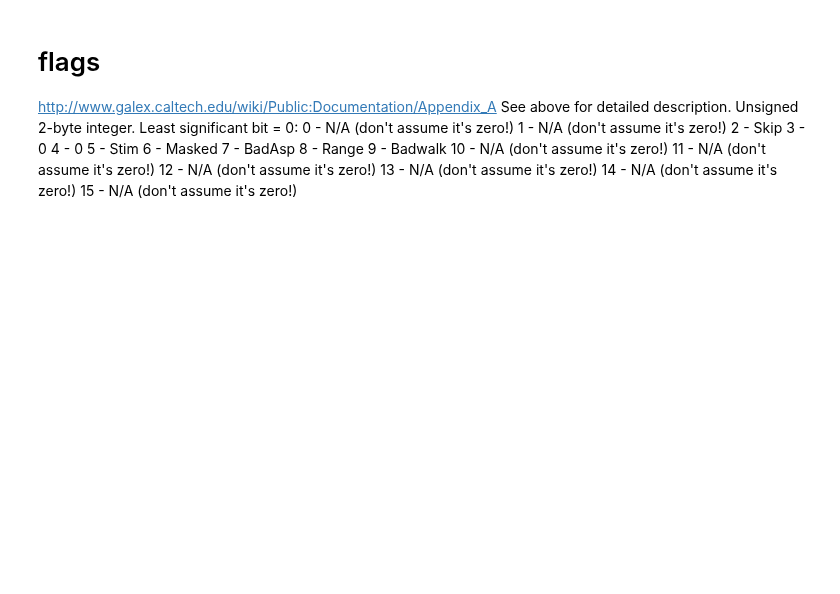
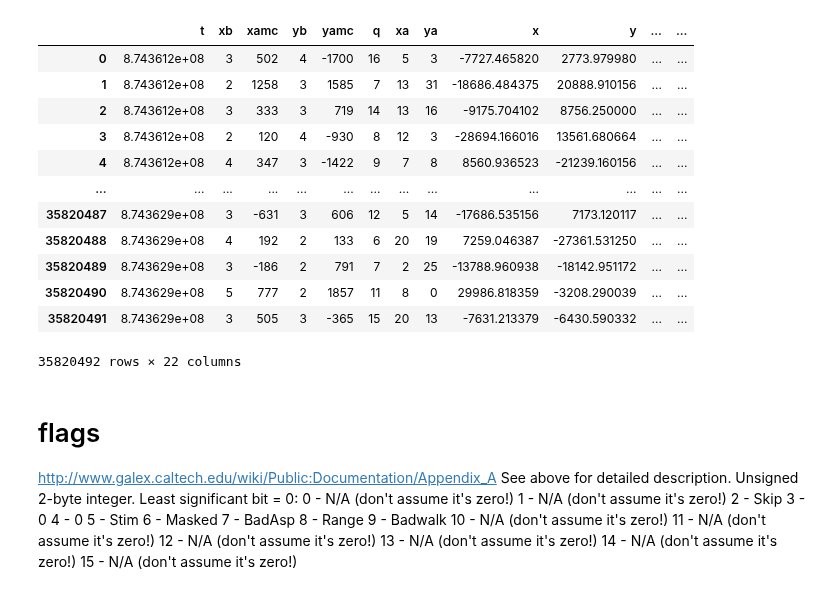
Before and after one commit to MillionConcepts/glcat, a Jupyter notebook: stims.ipynb, the cells around one changed output. Cells and saved outputs as stored; diff of their text form; code cells hidden in the pictures; blank space fills up the shorter version.

```diff
--- a/stims.ipynb
+++ b/stims.ipynb
@@ -9,3 +34,19 @@ import pyarrow.parquet as pq
+# %%
+extphot
+# %% [output]
+|  | t | xb | xamc | yb | yamc | q | xa | ya | x | y | ... | ... |
+| 0 | 8.743612e+08 | 3 | 502 | 4 | -1700 | 16 | 5 | 3 | -7727.465820 | 2773.979980 | ... | ... |
+| 1 | 8.743612e+08 | 2 | 1258 | 3 | 1585 | 7 | 13 | 31 | -18686.484375 | 20888.910156 | ... | ... |
+| 2 | 8.743612e+08 | 3 | 333 | 3 | 719 | 14 | 13 | 16 | -9175.704102 | 8756.250000 | ... | ... |
+| 3 | 8.743612e+08 | 2 | 120 | 4 | -930 | 8 | 12 | 3 | -28694.166016 | 13561.680664 | ... | ... |
+| 4 | 8.743612e+08 | 4 | 347 | 3 | -1422 | 9 | 7 | 8 | 8560.936523 | -21239.160156 | ... | ... |
+| ... | ... | ... | ... | ... | ... | ... | ... | ... | ... | ... | ... | ... |
+| 35820487 | 8.743629e+08 | 3 | -631 | 3 | 606 | 12 | 5 | 14 | -17686.535156 | 7173.120117 | ... | ... |
+| 35820488 | 8.743629e+08 | 4 | 192 | 2 | 133 | 6 | 20 | 19 | 7259.046387 | -27361.531250 | ... | ... |
+| 35820489 | 8.743629e+08 | 3 | -186 | 2 | 791 | 7 | 2 | 25 | -13788.960938 | -18142.951172 | ... | ... |
+| 35820490 | 8.743629e+08 | 5 | 777 | 2 | 1857 | 11 | 8 | 0 | 29986.818359 | -3208.290039 | ... | ... |
+| 35820491 | 8.743629e+08 | 3 | 505 | 3 | -365 | 15 | 20 | 13 | -7631.213379 | -6430.590332 | ... | ... |
+35820492 rows × 22 columns
 # %% [markdown]
 # flags
 http://www.galex.caltech.edu/wiki/Public:Documentation/Appendix_A
```
Also changed, not shown: parts of 13 cells of this notebook.
